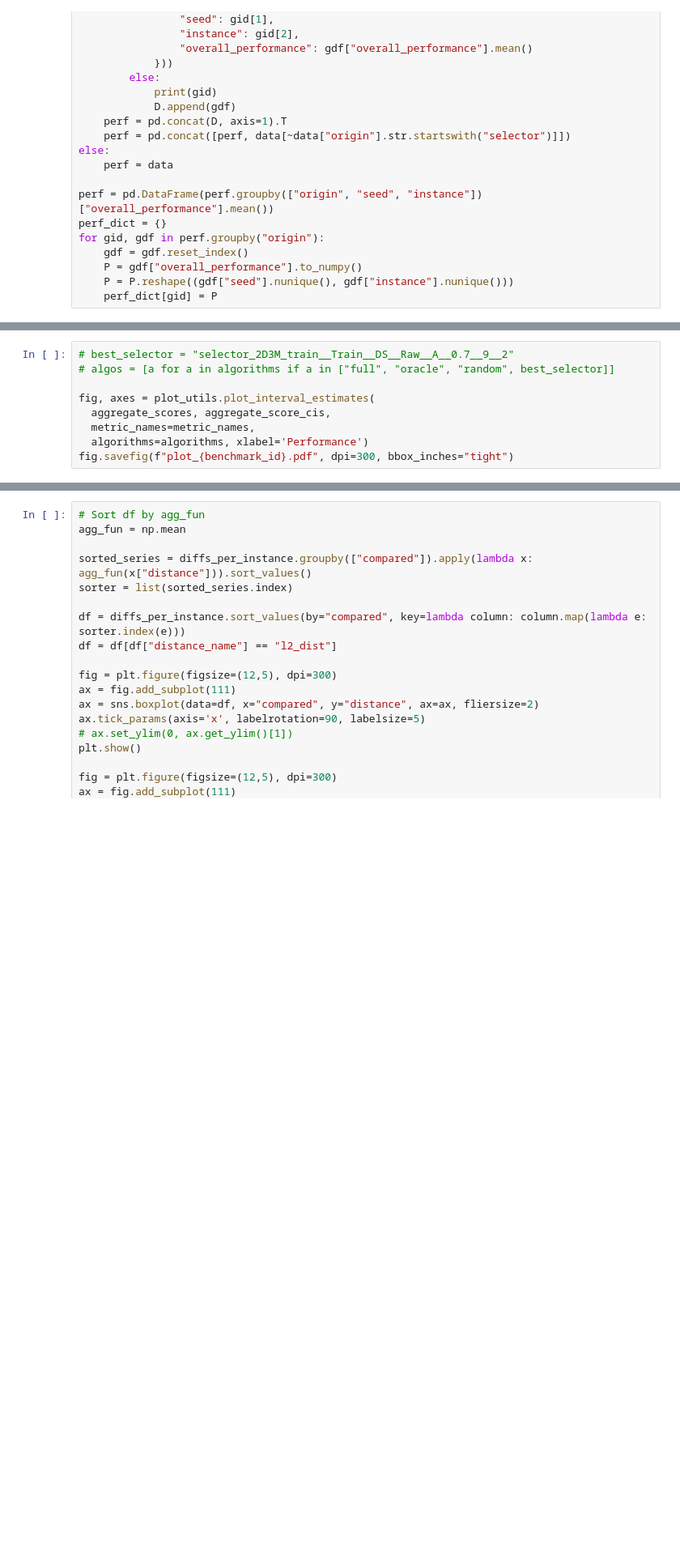
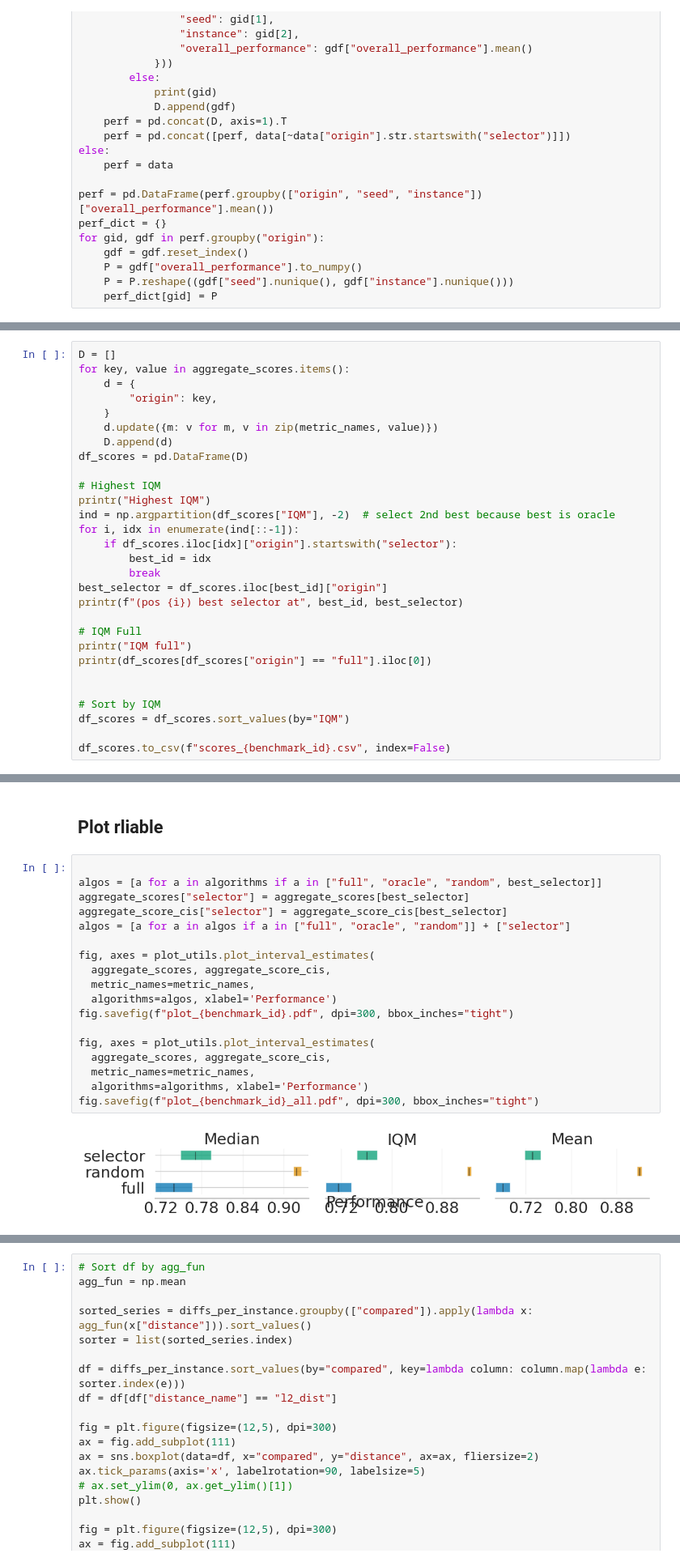
Before and after one commit to automl/instance-dac, a Jupyter notebook: analysis/oracle_distance.ipynb, the cells around one changed output, grey strips where cells are left out. Shown at 81% size. Saved outputs shown, nothing was run; the diff lists cells and outputs as text; blank space fills up the shorter version.

```diff
--- a/analysis/oracle_distance.ipynb
+++ b/analysis/oracle_distance.ipynb
@@ -409,0 +501,29 @@ with open(f'aggregate_score_cis_{benchmark_id}.pickle', 'wb') as handle:
+# %%
+D = []
+for key, value in aggregate_scores.items():
+    d = {
+        "origin": key,
+    }
+    d.update({m: v for m, v in zip(metric_names, value)})
+    D.append(d)
+df_scores = pd.DataFrame(D)
+
+# Highest IQM
+printr("Highest IQM")
+ind = np.argpartition(df_scores["IQM"], -2)  # select 2nd best because best is oracle
+for i, idx in enumerate(ind[::-1]):
+    if df_scores.iloc[idx]["origin"].startswith("selector"):
+        best_id = idx
+        break
+best_selector = df_scores.iloc[best_id]["origin"]
+printr(f"(pos {i}) best selector at", best_id, best_selector)
+
+# IQM Full
+printr("IQM full")
+printr(df_scores[df_scores["origin"] == "full"].iloc[0])
+
+
+# Sort by IQM
+df_scores = df_scores.sort_values(by="IQM")
+
+df_scores.to_csv(f"scores_{benchmark_id}.csv", index=False)
@@ -410,9 +539,22 @@ with open(f'aggregate_score_cis_{benchmark_id}.pickle', 'wb') as handle:
+# %% [markdown]
+## Plot rliable
 # %%
-# best_selector = "selector_2D3M_train__Train__DS__Raw__A__0.7__9__2"
-# algos = [a for a in algorithms if a in ["full", "oracle", "random", best_selector]]
+
+algos = [a for a in algorithms if a in ["full", "oracle", "random", best_selector]]
+aggregate_scores["selector"] = aggregate_scores[best_selector]
+aggregate_score_cis["selector"] = aggregate_score_cis[best_selector]
+algos = [a for a in algos if a in ["full", "oracle", "random"]] + ["selector"]
+
+fig, axes = plot_utils.plot_interval_estimates(
+  aggregate_scores, aggregate_score_cis,
+  metric_names=metric_names,
+  algorithms=algos, xlabel='Performance')
+fig.savefig(f"plot_{benchmark_id}.pdf", dpi=300, bbox_inches="tight")
 
 fig, axes = plot_utils.plot_interval_estimates(
   aggregate_scores, aggregate_score_cis,
   metric_names=metric_names,
   algorithms=algorithms, xlabel='Performance')
-fig.savefig(f"plot_{benchmark_id}.pdf", dpi=300, bbox_inches="tight")
+fig.savefig(f"plot_{benchmark_id}_all.pdf", dpi=300, bbox_inches="tight")
+# %% [output]
+[figure, added]
```
Also changed, not shown: parts of 25 cells of this notebook, 6 other files.
